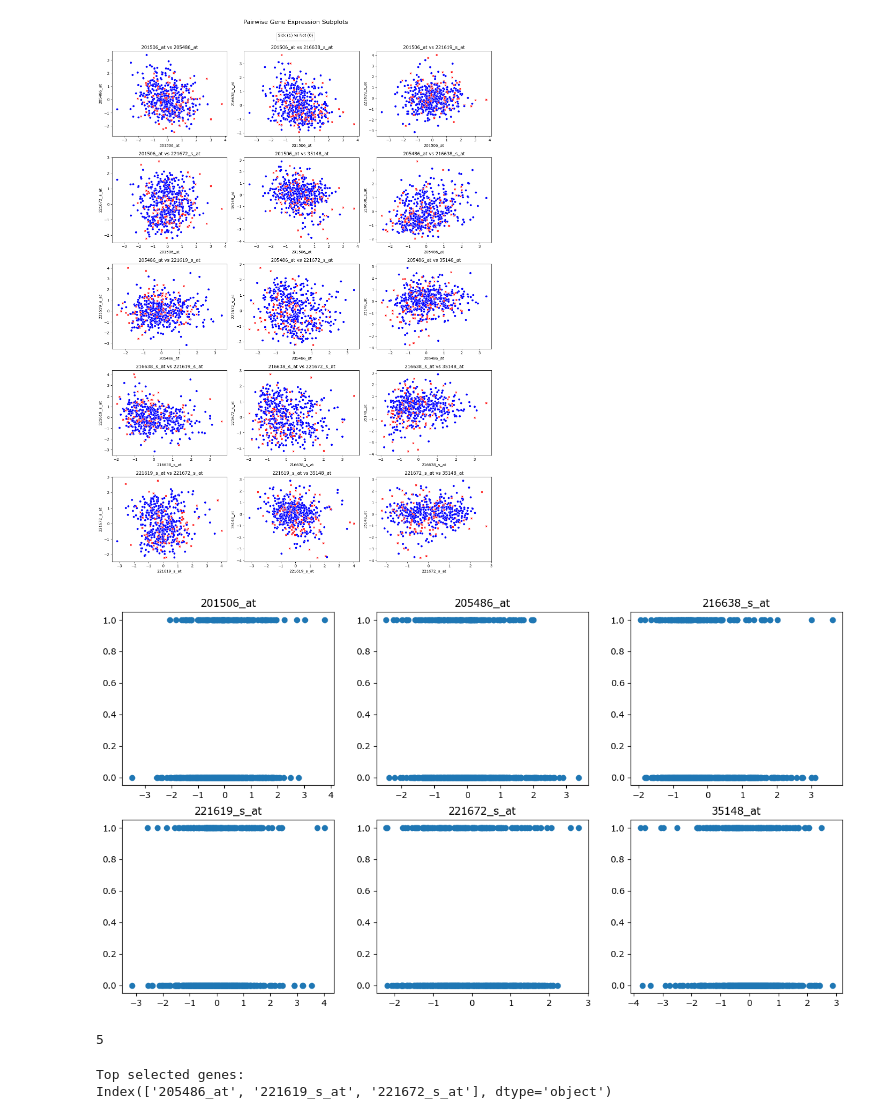
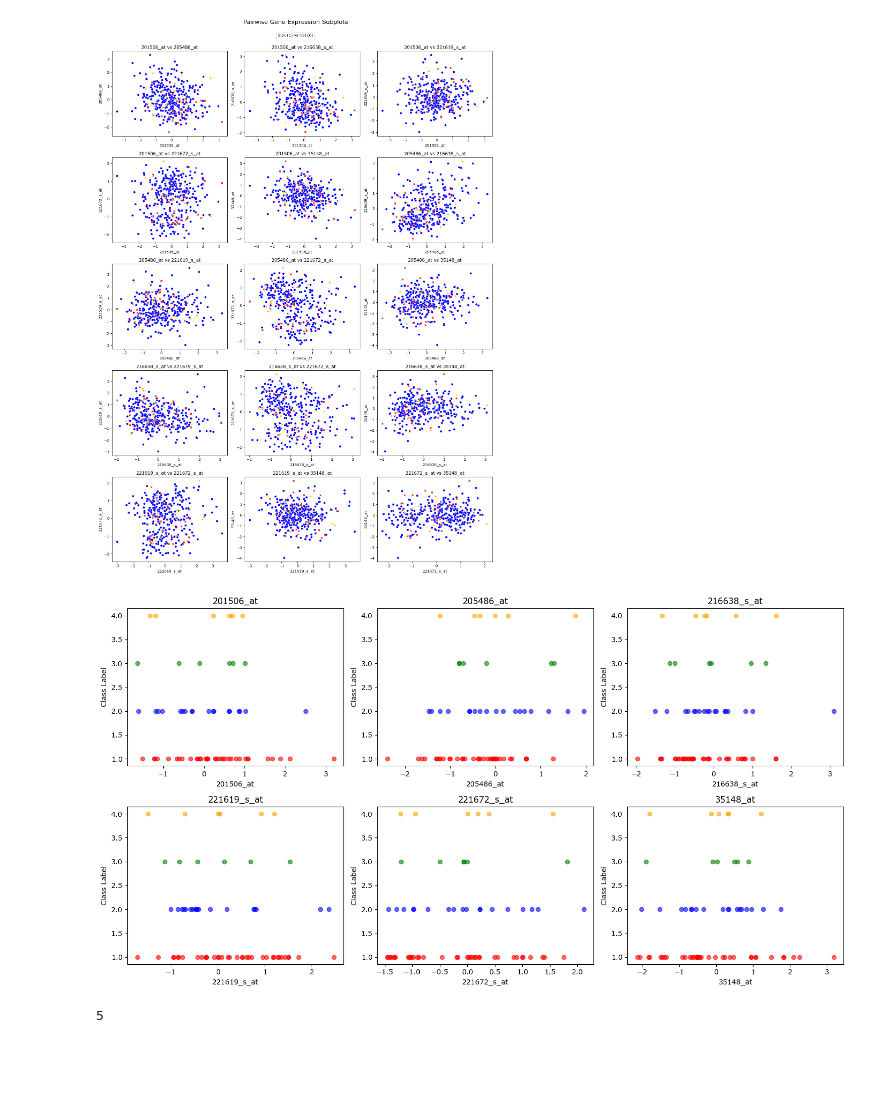
Before and after one commit to minionly/Machine_Learning, a Jupyter notebook: Project/Visualize Data.ipynb, the cells around one changed output. Saved outputs shown, nothing was run; the diff lists cells and outputs as text; code cells hidden in the pictures; blank space fills up the shorter version.

Commit message:
Updated a new Multiclass dataset and Logistic Regression model in addition to the former Binary dataset and algorithms

```diff
--- a/Project/Visualize Data.ipynb
+++ b/Project/Visualize Data.ipynb
@@ -106,8 +147,8 @@ for i, (x_gene, y_gene) in enumerate(combs):
         y=y_gene,
         hue=label,
         style=label,
-        markers={0: 'o', 1: 'X', 2: '>'},
-        palette={0: 'blue', 1: 'red', 2: 'orange'},
+        markers={0: 'o', 1: 'X', 2: '>', 3:'s', 4:'P'},
+        palette={0: 'blue', 1: 'red', 2: 'orange', 3: 'purple', 4: 'yellow'},
         ax=ax,
         legend=False  # Disable legend for individual plots
     )
@@ -127,46 +168,37 @@ plt.tight_layout()
 plt.suptitle("Pairwise Gene Expression Subplots", y=1.04, fontsize=16)
 plt.show()
 # %% [output]
-[figure, old version]
+[figure, new version]
 # %%
-fig, ax = plt.subplots(2, 3, figsize=(15, 8))
+import matplotlib.pyplot as plt
+
+fig, ax = plt.subplots(2, 3, figsize=(15, 8))  # Adjust to match number of features
 m = 5
+
+# Define color map for labels 1–4
+colors = {1: 'red', 2: 'blue', 3: 'green', 4: 'orange'}
 
 for i, axes in enumerate(ax.flat):
     x = data[data.columns[i]]
-    y = data[data.columns[-1]]
+    y = data[data.columns[-1]]  # Label column
+    label = data[data.columns[-1]]  # Ensure correct labels for coloring
+
     axes.set_title(data.columns[i])
-    axes.scatter(x, y)
 
+    # Plot each point colored by label
+    for label_value in sorted(colors.keys()):
+        idx = label == label_value
+        axes.scatter(x[idx], [label_value] * sum(idx),
+                     color=colors[label_value],
+                     label=f'Class {label_value}', alpha=0.6)
+
+    axes.set_xlabel(data.columns[i])
+    axes.set_ylabel("Class Label")
+    # axes.legend()
+
+plt.tight_layout()
 plt.show()
 print(m)
 # %% [output]
-[figure, old version]
+[figure, new version]
 5
-# %%
-from sklearn.feature_selection import RFE
-from sklearn.linear_model import LogisticRegression
-
-# Separate features and labels
-X = data.iloc[:, :-1]  # Gene expression values
-y = data.iloc[:, -1]   # Labels
-
-# Logistic Regression as estimator
-model = LogisticRegression(max_iter=1000)
-
-# Wrapper: Recursive Feature Elimination
-# Choose how many top genes you want to keep (e.g., top 10)
-
-# n_features_to_select = 10
-# selector = RFE(estimator=model, n_features_to_select=n_features_to_select)
-
-selector = RFE(estimator=model)
-selector.fit(X, y)
-
-# Get selected gene names
-selected_genes = X.columns[selector.support_]
-print("Top selected genes:")
-print(selected_genes)
-# %% [output]
-Top selected genes:
-Index(['205486_at', '221619_s_at', '221672_s_at'], dtype='object')
```
Also changed, not shown: parts of 5 cells of this notebook, 11 other files.
